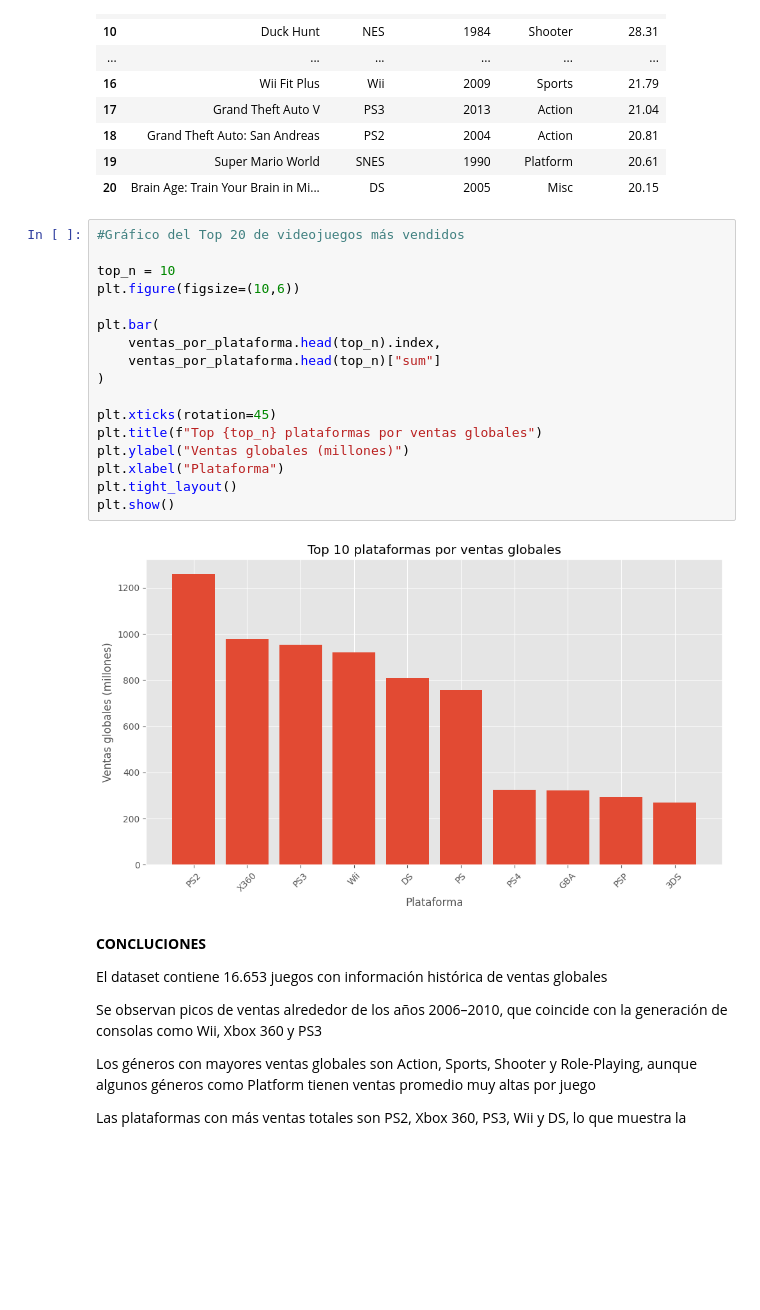
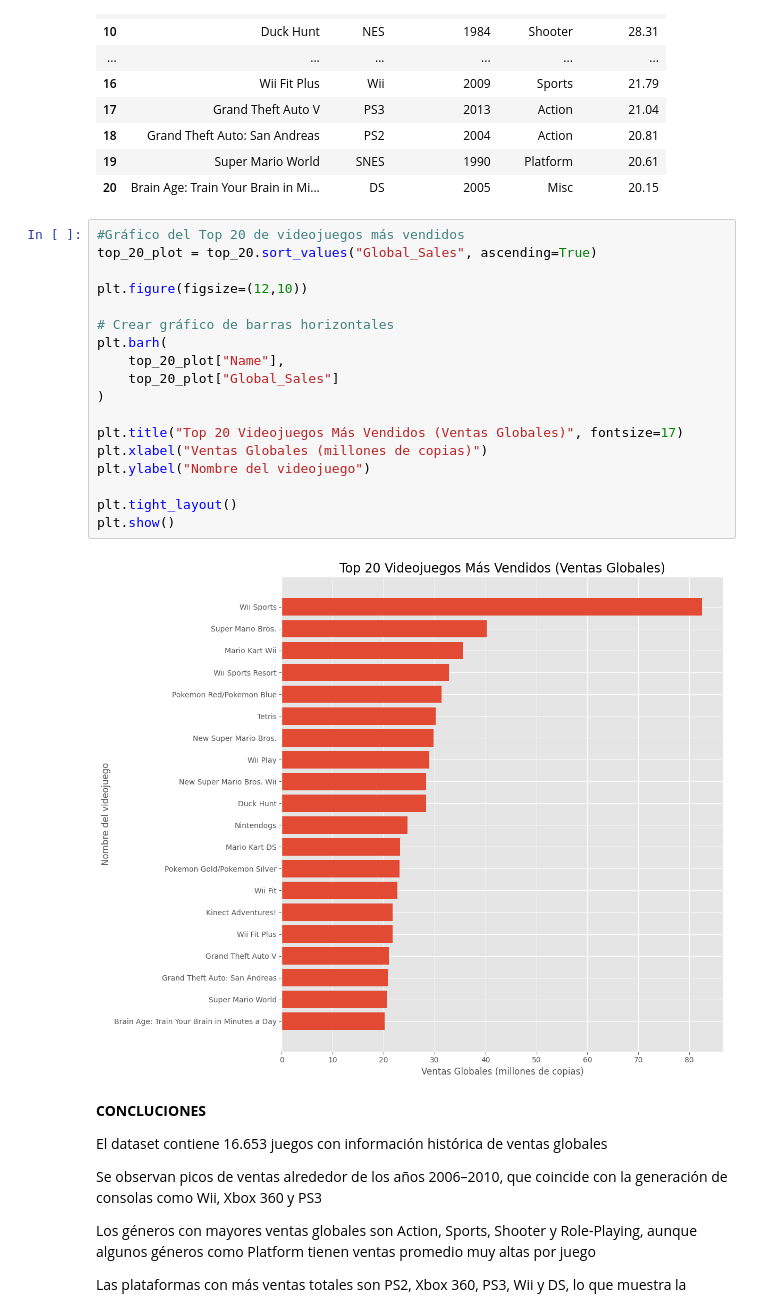
Before and after one commit to Juanx1s/Juan-Programacion, a Jupyter notebook: Proyecto-Final-Análisis-juegos/an-lisis-juegos.ipynb, the cells around one changed output. Drawn from its saved outputs; the diff is of its cells as text; blank space fills up the shorter version.

```diff
--- a/Proyecto-Final-Análisis-juegos/an-lisis-juegos.ipynb
+++ b/Proyecto-Final-Análisis-juegos/an-lisis-juegos.ipynb
@@ -298,23 +298,24 @@ top_20
 | 20 | Brain Age: Train Your Brain in Mi... | DS | 2005 | Misc | 20.15 |
 # %%
 #Gráfico del Top 20 de videojuegos más vendidos
+top_20_plot = top_20.sort_values("Global_Sales", ascending=True)
 
-top_n = 10
-plt.figure(figsize=(10,6))
+plt.figure(figsize=(12,10))
 
-plt.bar(
-    ventas_por_plataforma.head(top_n).index,
-    ventas_por_plataforma.head(top_n)["sum"]
+# Crear gráfico de barras horizontales
+plt.barh(
+    top_20_plot["Name"],
+    top_20_plot["Global_Sales"]
 )
 
-plt.xticks(rotation=45)
-plt.title(f"Top {top_n} plataformas por ventas globales")
-plt.ylabel("Ventas globales (millones)")
-plt.xlabel("Plataforma")
+plt.title("Top 20 Videojuegos Más Vendidos (Ventas Globales)", fontsize=17)
+plt.xlabel("Ventas Globales (millones de copias)")
+plt.ylabel("Nombre del videojuego")
+
 plt.tight_layout()
 plt.show()
 # %% [output]
-[figure, old version]
+[figure, new version]
 # %% [markdown]
 **CONCLUCIONES**
 
```
Also changed, not shown: parts of 1 cell of this notebook.
